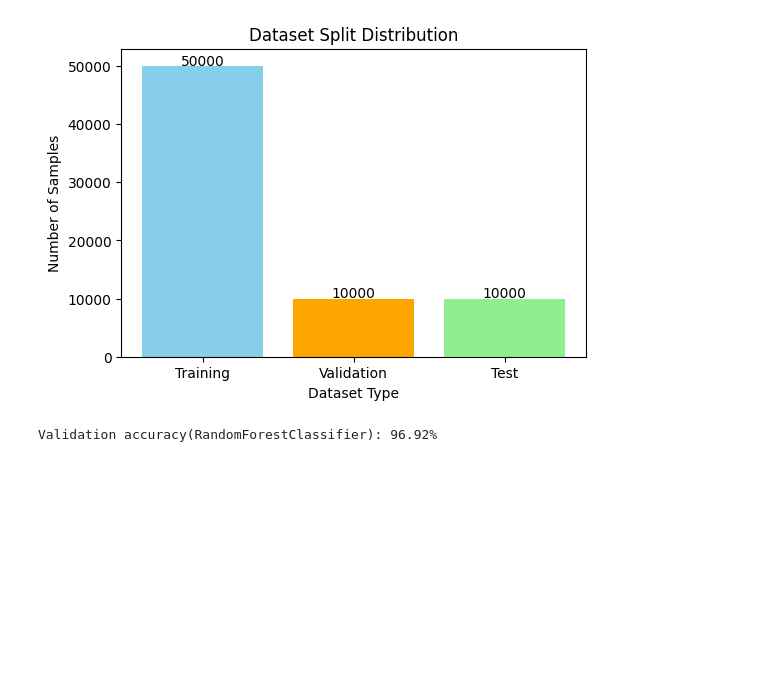
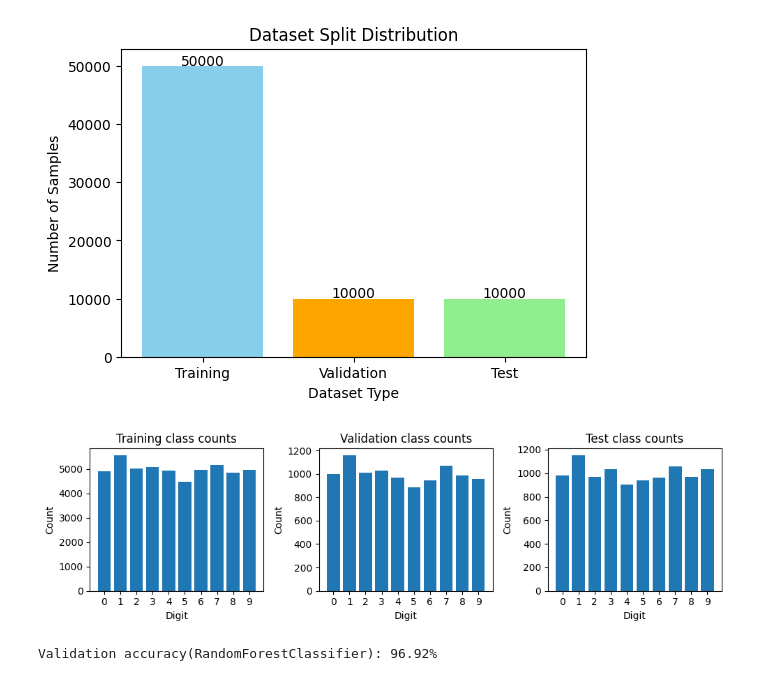
Before and after one commit to appleiphonedddd/NCNU_ML_HW2, a Jupyter notebook: MNIST.ipynb, the cells around one changed output. Saved outputs shown, nothing was run; the diff lists cells and outputs as text; code cells hidden in the pictures; blank space fills up the shorter version.

```diff
--- a/MNIST.ipynb
+++ b/MNIST.ipynb
@@ -12,6 +12,7 @@ from sklearn.preprocessing import StandardScaler
 from sklearn.svm import LinearSVC
 # %%
 #Load the MNIST dataset, and split it into a training set, a validation set, and a test set: 50,000instances for training, 10,000 for validation, and 10,000 for testing
+
 mnist = fetch_openml('mnist_784', version=1, as_frame=False)
 X, y = mnist["data"], mnist["target"]
 X = X.astype(np.float32)
@@ -21,27 +22,3 @@ X_train, X_valid, y_train, y_valid = train_test_split(X_train_full,
                                                     y_train_full,
                                                     test_size=10000,
                                                     random_state=42)
-
-#Visualize the first digit in the training set
-plt.figure(figsize=(10, 6))
-
-for i in range(5):
-    plt.subplot(3, 5, i + 1)
-    plt.imshow(X_train[i].reshape(28, 28), cmap="binary")
-    plt.title(f"Train: {y_train[i]}")
-    plt.axis("off")
-
-for i in range(5):
-    plt.subplot(3, 5, i + 6)
-    plt.imshow(X_valid[i].reshape(28, 28), cmap="binary")
-    plt.title(f"Valid: {y_valid[i]}")
-    plt.axis("off")
-
-for i in range(5):
-    plt.subplot(3, 5, i + 11)
-    plt.imshow(X_test[i].reshape(28, 28), cmap="binary")
-    plt.title(f"Test: {y_test[i]}")
-    plt.axis("off")
-
-plt.tight_layout()
-plt.show()
@@ -67,6 +42,28 @@ plt.ylim(0, max(counts) + 3000)
 plt.show()
 # %% [output]
 [figure]
+# %%
+# Show a bar chart representing the number of instances for each digit (0 to 9) in each dataset split.
+
+def plot_class_counts(y_splits, names):
+    plt.figure(figsize=(10, 3))
+    for i, (y_split, name) in enumerate(zip(y_splits, names), start=1):
+        plt.subplot(1, 3, i)
+        counts = np.bincount(y_split, minlength=10)
+        plt.bar(range(10), counts)
+        plt.title(f"{name} class counts")
+        plt.xlabel("Digit")
+        plt.ylabel("Count")
+        plt.xticks(range(10))
+    plt.tight_layout()
+    plt.show()
+
+plot_class_counts(
+    y_splits=[y_train, y_valid, y_test],
+    names=["Training", "Validation", "Test"]
+)
+# %% [output]
+[figure, added]
 # %%
 # RandomForestClassifier
 
```
Also changed, not shown: parts of 6 cells of this notebook.
